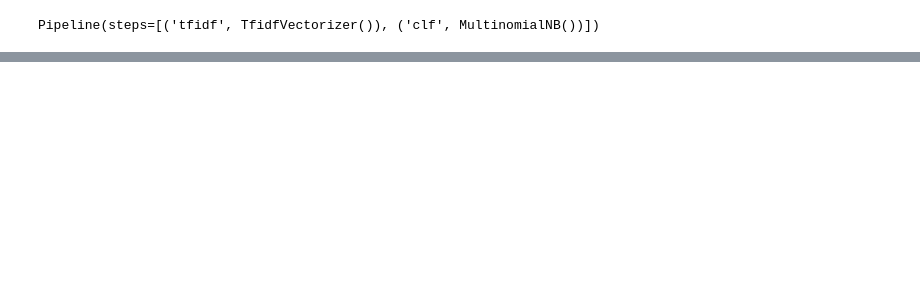
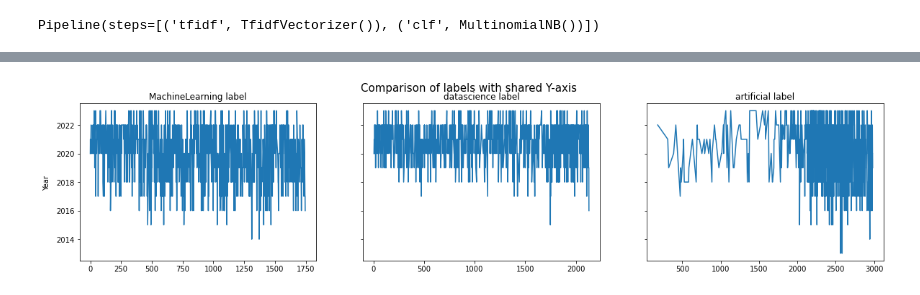
Before and after one commit to ravirajpurohit414/mscs, a Jupyter notebook: dm/text_classifier_final_project/main.ipynb, the cells around one changed output, grey strips where cells are left out. Cells and saved outputs as stored; diff of their text form; code cells hidden in the pictures; blank space fills up the shorter version.

Commit message:
data mining project final

```diff
--- a/dm/text_classifier_final_project/main.ipynb
+++ b/dm/text_classifier_final_project/main.ipynb
@@ -166,6 +137,9 @@ dataset.head(19)
 # %%
 data = dataset.copy()
-data['comment'] = data.apply(lambda row: row['post_title']+' '+' '.join(np.array(row['comment']).astype(str)), axis=1)
+data['comment'] = data.apply(lambda row: row['post_title']+
+                             ' '+
+                             ' '.join(np.array(row['comment']).astype(str)),
+                             axis=1)
 data.drop(columns=['post_title'], inplace=True)
 # %%
 data
@@ -220,4 +194,4 @@ def preprocess(text):
 
     return ' '.join(word_list)
 # %%
-data['comment'].apply(preprocess)
+data['comment'] = data['comment'].apply(preprocess)
@@ -289,0 +656,19 @@ weighted avg       0.71      0.57      0.47       597
+# %%
+fig, axs = plt.subplots(1,3,sharey=True,figsize=(20,4))
+
+## year
+axs[0].plot(data[data.subreddit=='MachineLearning'].year)
+axs[0].set_title('MachineLearning label')
+
+axs[1].plot(data[data.subreddit=='datascience'].year)
+axs[1].set_title('datascience label')
+
+axs[2].plot(data[data.subreddit=='artificial'].year)
+axs[2].set_title('artificial label')
+
+fig.suptitle('Comparison of labels with shared Y-axis', fontsize=15)
+fig.text(0.09, 0.5, 'Year', va='center', rotation='vertical')
+
+plt.show()
+# %% [output]
+[figure, added]
```
Also changed, not shown: parts of 96 cells of this notebook, 3 other files.
